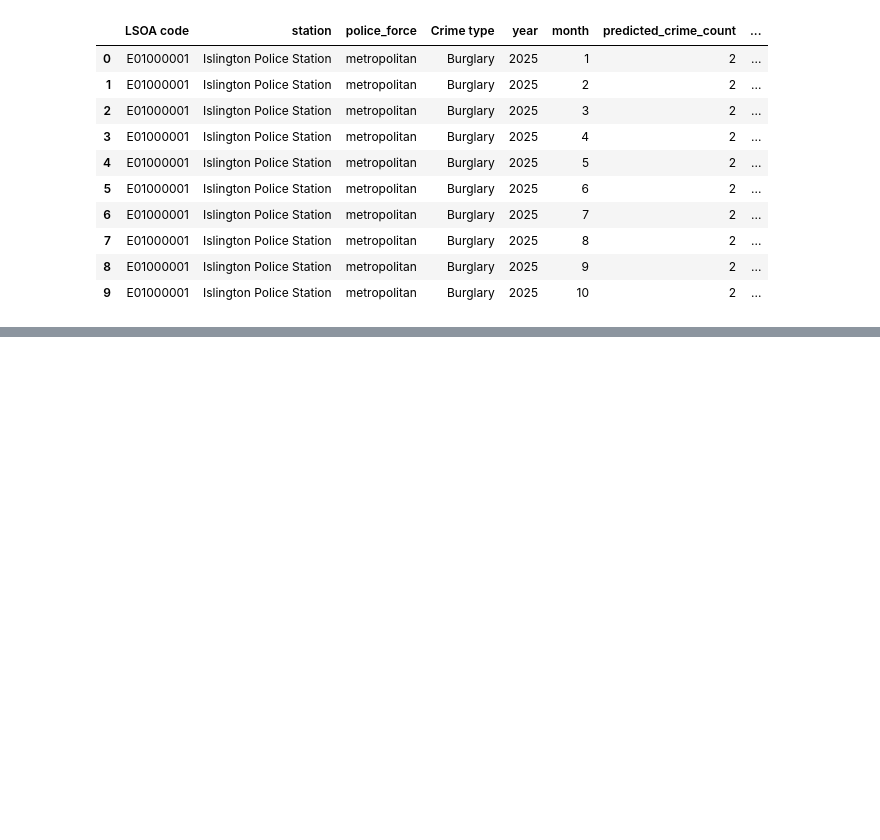
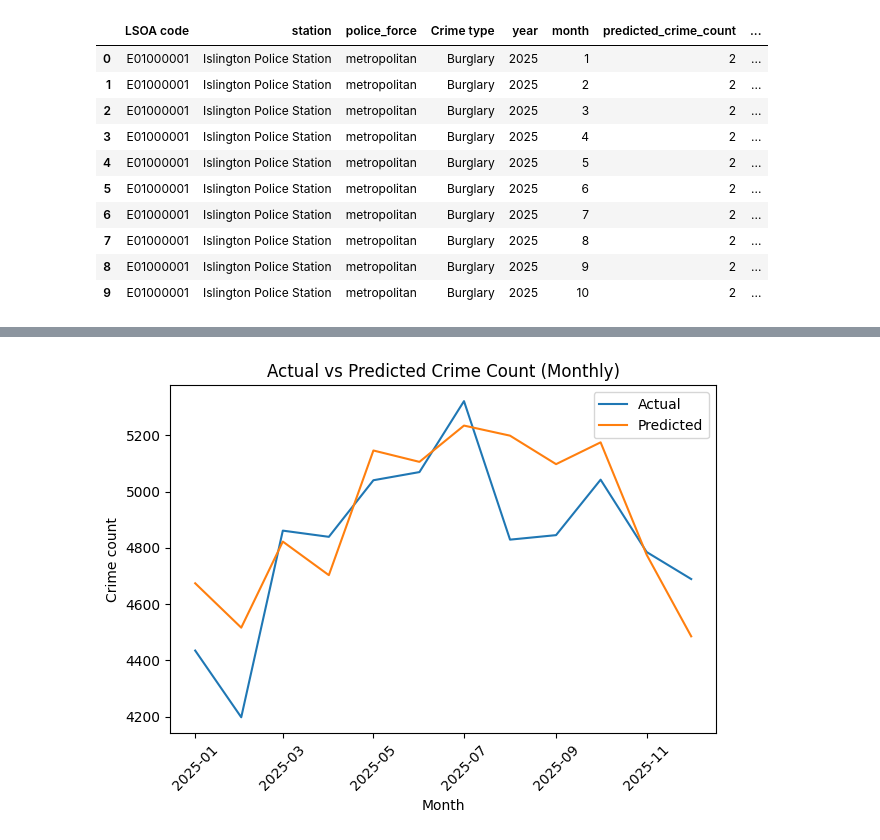
Before and after one commit to Ezra-Rutten/4CBLW020_group_2, a Jupyter notebook: backend/notebooks/prediction.ipynb, the cells around one changed output, grey strips where cells are left out. Drawn from its saved outputs; the diff is of its cells as text; code cells hidden in the pictures; blank space fills up the shorter version.

```diff
--- a/backend/notebooks/prediction.ipynb
+++ b/backend/notebooks/prediction.ipynb
@@ -134,0 +320,27 @@ budget_df.head(20)
+# %%
+import pandas as pd
+import matplotlib.pyplot as plt
+
+df = pd.read_csv("../models/sarima_fast_predictions.csv")
+
+# Convert month column
+df["Month"] = pd.to_datetime(df["Month"])
+
+# Aggregate across all LSOAs + crime types
+monthly = df.groupby("Month")[["y_true", "y_pred"]].sum().reset_index()
+
+# Plot
+plt.figure()
+plt.plot(monthly["Month"], monthly["y_true"], label="Actual")
+plt.plot(monthly["Month"], monthly["y_pred"], label="Predicted")
+
+plt.title("Actual vs Predicted Crime Count (Monthly)")
+plt.xlabel("Month")
+plt.ylabel("Crime count")
+plt.legend()
+plt.xticks(rotation=45)
+plt.tight_layout()
+
+plt.show()
+# %% [output]
+[figure, added]
```
Also changed, not shown: parts of 11 cells of this notebook.
